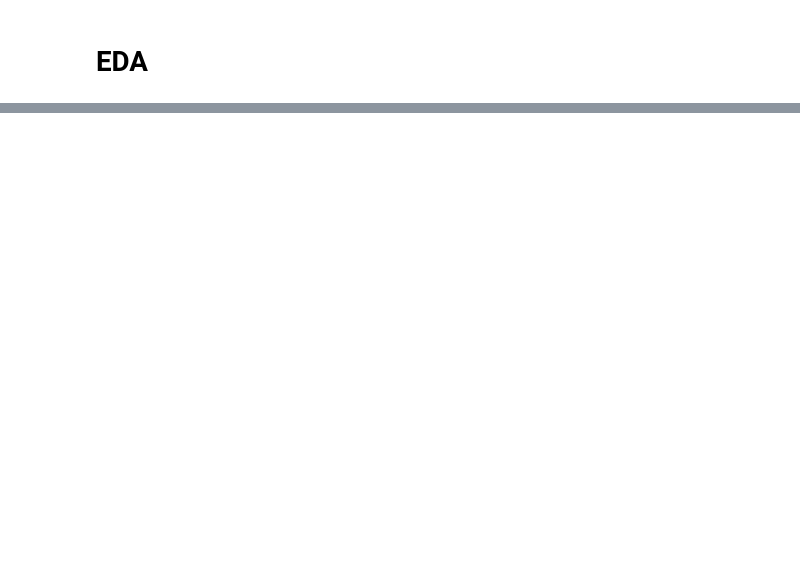
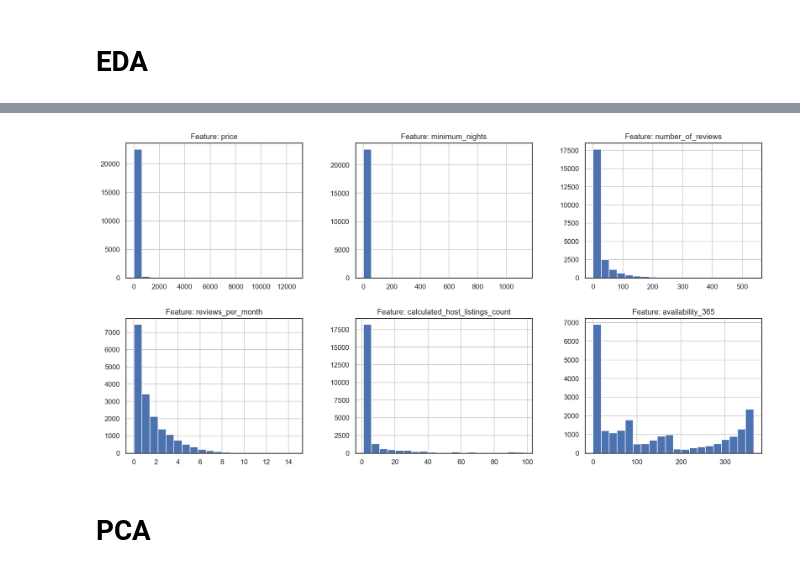
Before and after one commit to tarrelateto1/dataMining, a Jupyter notebook: Project.ipynb, the cells around one changed output, grey strips where cells are left out. Cells and saved outputs as stored; diff of their text form; code cells hidden in the pictures; blank space fills up the shorter version.

```diff
--- a/Project.ipynb
+++ b/Project.ipynb
@@ -113,3 +133,15 @@ data["price"].values
+# %%
+
+fig, axes = plt.subplots(2, 3, figsize=(18,9))
+for i, ax in enumerate(axes.ravel()):
+    # your code here
+    data_y.hist(ax=ax,column=data_y.columns[i],bins=20)
+    ax.set_title("{}: {}".format("Feature", data_y.columns[i]))
+plt.show()
+# %% [output]
+[figure, added]
+# %% [markdown]
+# PCA
 # %%
 from sklearn.decomposition import PCA
 print(data.shape)
```
Also changed, not shown: parts of 14 cells of this notebook.
